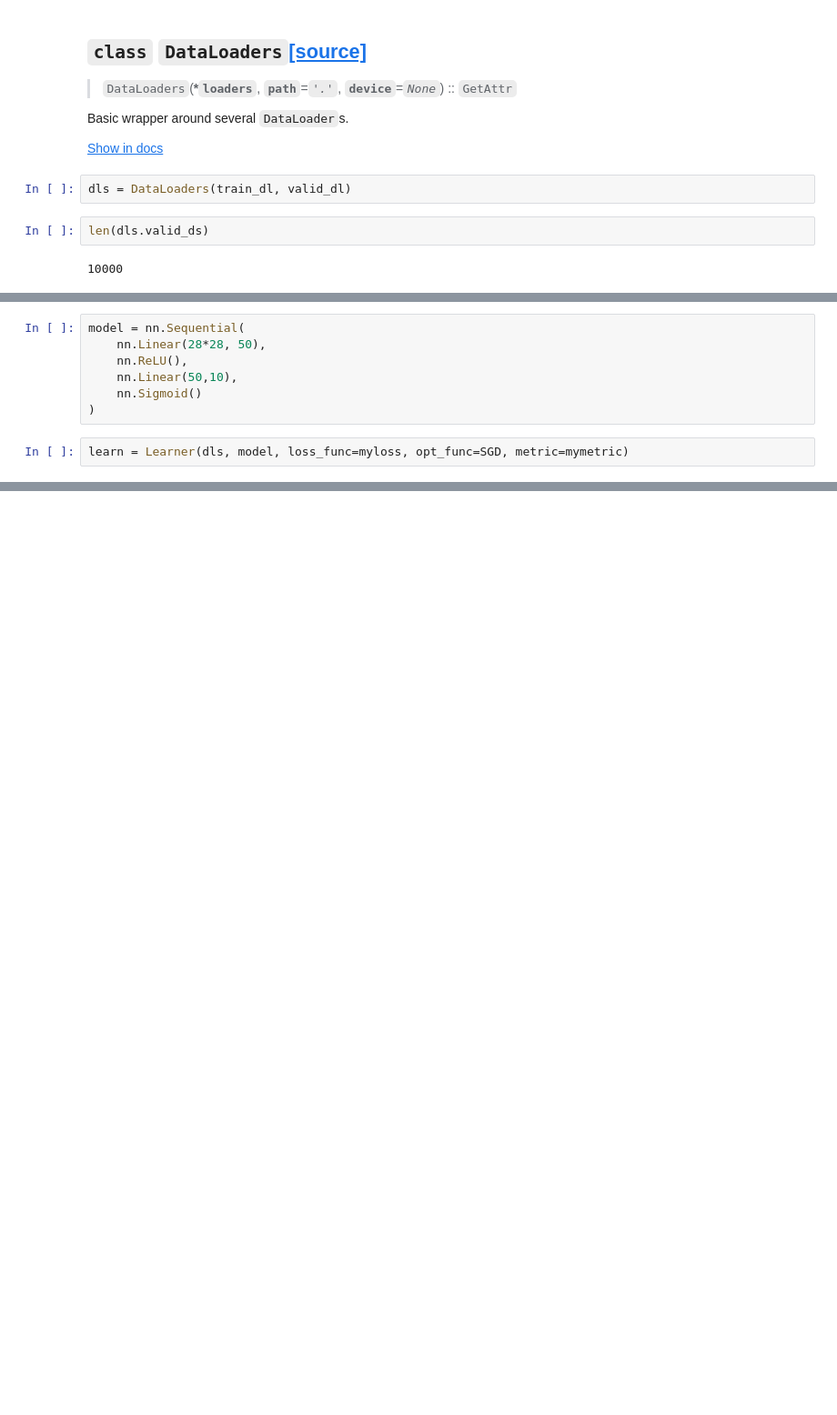
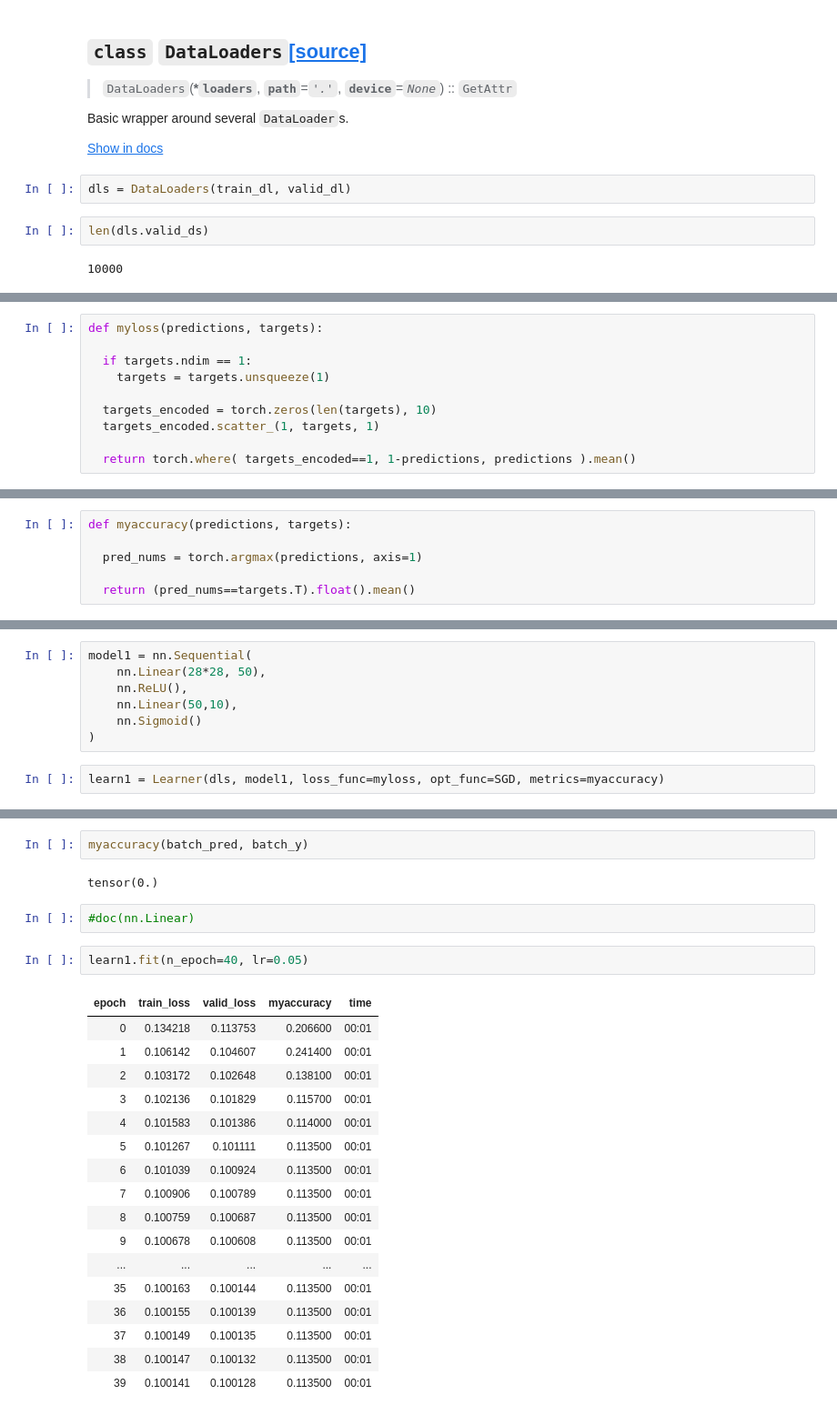
Before and after one commit to francescolosterzo/fastbook, a Jupyter notebook: exercises/mnist_full.ipynb, the cells around one changed output, grey strips where cells are left out. Shown at 91% size. Cells and saved outputs as stored; diff of their text form; blank space fills up the shorter version.

```diff
--- a/exercises/mnist_full.ipynb
+++ b/exercises/mnist_full.ipynb
@@ -260,0 +250,10 @@ Examples::
+# %%
+def myloss(predictions, targets):
+
+  if targets.ndim == 1:
+    targets = targets.unsqueeze(1)
+
+  targets_encoded = torch.zeros(len(targets), 10)
+  targets_encoded.scatter_(1, targets, 1)
+
+  return torch.where( targets_encoded==1, 1-predictions, predictions ).mean()
@@ -260,0 +313,6 @@ Examples::
+# %%
+def myaccuracy(predictions, targets):
+
+  pred_nums = torch.argmax(predictions, axis=1)
+
+  return (pred_nums==targets.T).float().mean()
@@ -261,9 +338,9 @@ Examples::
 # %%
-model = nn.Sequential(
+model1 = nn.Sequential(
     nn.Linear(28*28, 50),
     nn.ReLU(),
     nn.Linear(50,10),
     nn.Sigmoid()
 )
 # %%
-learn = Learner(dls, model, loss_func=myloss, opt_func=SGD, metric=mymetric)
+learn1 = Learner(dls, model1, loss_func=myloss, opt_func=SGD, metrics=myaccuracy)
@@ -269,0 +390,26 @@ learn = Learner(dls, model, loss_func=myloss, opt_func=SGD, metric=mymetric)
+# %%
+myaccuracy(batch_pred, batch_y)
+# %% [output]
+tensor(0.)
+# %%
+#doc(nn.Linear)
+# %%
+learn1.fit(n_epoch=40, lr=0.05)
+# %% [output]
+| epoch | train_loss | valid_loss | myaccuracy | time |
+| 0 | 0.134218 | 0.113753 | 0.206600 | 00:01 |
+| 1 | 0.106142 | 0.104607 | 0.241400 | 00:01 |
+| 2 | 0.103172 | 0.102648 | 0.138100 | 00:01 |
+| 3 | 0.102136 | 0.101829 | 0.115700 | 00:01 |
+| 4 | 0.101583 | 0.101386 | 0.114000 | 00:01 |
+| 5 | 0.101267 | 0.101111 | 0.113500 | 00:01 |
+| 6 | 0.101039 | 0.100924 | 0.113500 | 00:01 |
+| 7 | 0.100906 | 0.100789 | 0.113500 | 00:01 |
+| 8 | 0.100759 | 0.100687 | 0.113500 | 00:01 |
+| 9 | 0.100678 | 0.100608 | 0.113500 | 00:01 |
+| ... | ... | ... | ... | ... |
+| 35 | 0.100163 | 0.100144 | 0.113500 | 00:01 |
+| 36 | 0.100155 | 0.100139 | 0.113500 | 00:01 |
+| 37 | 0.100149 | 0.100135 | 0.113500 | 00:01 |
+| 38 | 0.100147 | 0.100132 | 0.113500 | 00:01 |
+| 39 | 0.100141 | 0.100128 | 0.113500 | 00:01 |
```
Also changed, not shown: parts of 39 cells of this notebook.
